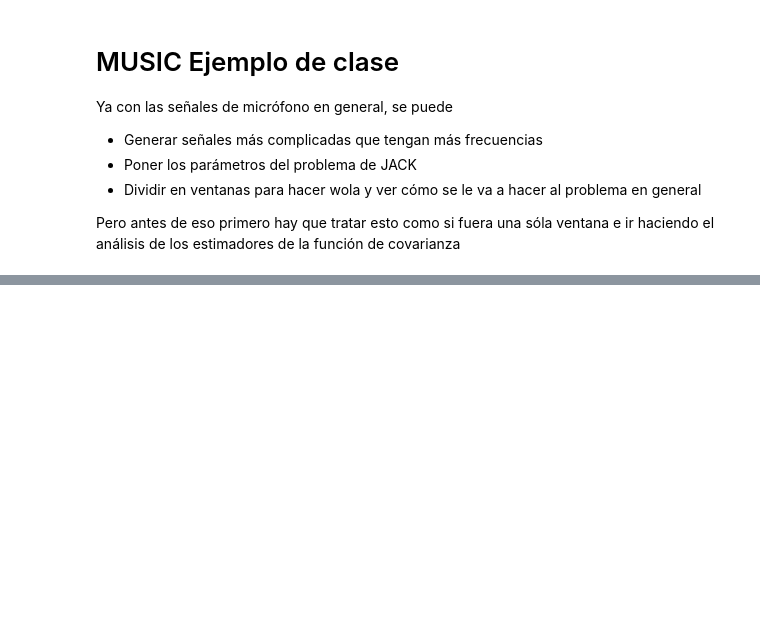
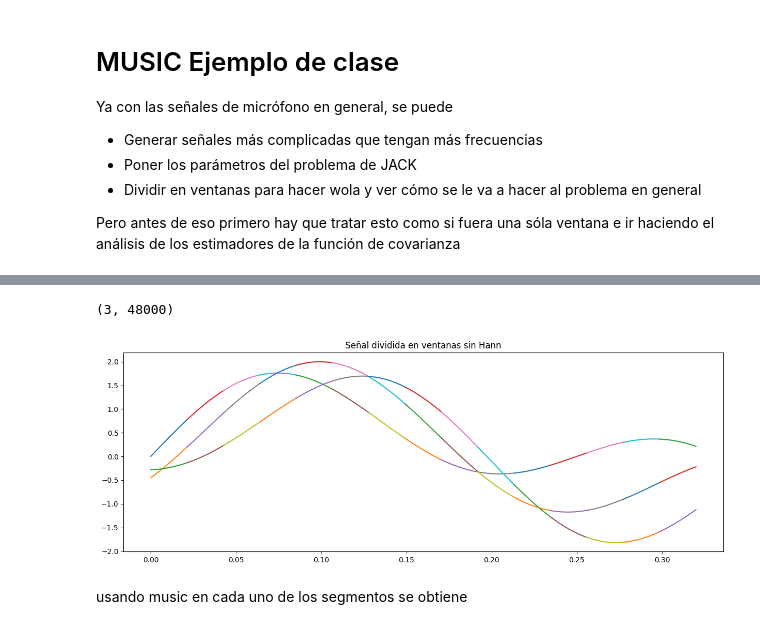
Before and after one commit to linear-regret/PDA, a Jupyter notebook: Programas PDA/7. DOA/music_complete.ipynb, the cells around one changed output, grey strips where cells are left out. Saved outputs shown, nothing was run; the diff lists cells and outputs as text; code cells hidden in the pictures; blank space fills up the shorter version.

```diff
--- a/Programas PDA/7. DOA/music_complete.ipynb
+++ b/Programas PDA/7. DOA/music_complete.ipynb
@@ -313,0 +307,26 @@ Ver si se puede agarrar el perfil de sonido, si no hacerlo escribiendo con Jack
+# %%
+t_ventanas,x_ventanas=gen_señales_mic(DOAS,señales,d_im,N_mic,n_ventana=48_000,freq_sampleo=48_000)
+x_ventanas.shape
+# %% [output]
+(3, 48000)
+# %%
+# Dividimos en ventanas de 1024
+n_ventana=1024
+freq_sampleo=48_000
+
+t_v_array,x_v_array=[],[]
+
+num_ventanas=freq_sampleo//n_ventana
+for i in range(num_ventanas):
+    t_v_array.append(t_ventanas[i*n_ventana:(i+1)*n_ventana])
+    x_v_array.append(x_ventanas[:,i*n_ventana:(i+1)*n_ventana])
+# %%
+plt.title('Señal dividida en ventanas sin Hann')
+for i in range(num_ventanas//3):
+    plt.plot(t_v_array[i],x_v_array[i][0])
+    plt.plot(t_v_array[i],x_v_array[i][1])
+    plt.plot(t_v_array[i],x_v_array[i][2])
+# %% [output]
+[figure, added]
+# %% [markdown]
+usando music en cada uno de los segmentos se obtiene
```
Also changed, not shown: parts of 43 cells of this notebook, 2 other files.
